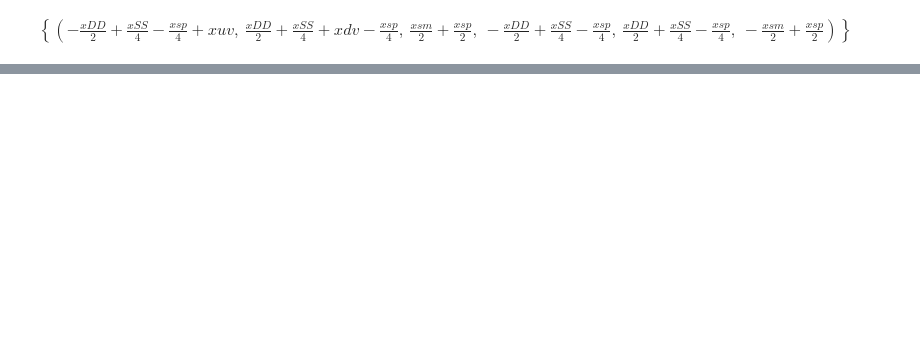
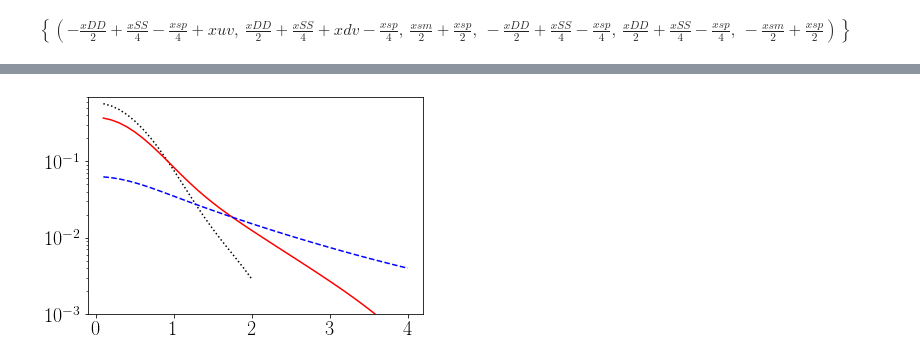
Before and after one commit to UCLA-TMD/Collins-CDKT-2021, a Jupyter notebook: TMDs/test.ipynb, the cells around one changed output, grey strips where cells are left out. Drawn from its saved outputs; the diff is of its cells as text; code cells hidden in the pictures; blank space fills up the shorter version.

```diff
--- a/TMDs/test.ipynb
+++ b/TMDs/test.ipynb
@@ -673,0 +641,23 @@ py.show()
+# %%
+fbt0 = FBT(0)
+def h1kuu(x,Q,kT):
+    h1bb = np.vectorize(lambda b: b*h1buu(x,Q,b))
+    return fbt0.fbt(h1bb, kT, 20,Q)
+# %%
+kvals = np.linspace(0.1,4.,40)
+x = 0.1
+Q = np.sqrt(2.4)
+h1vals24k = [h1kuu(x,Q,k) for k in kvals]
+Q = np.sqrt(10.)
+h1vals10k = [h1kuu(x,Q,k) for k in kvals]
+Q = np.sqrt(1000.)
+h1vals13k = [h1kuu(x,Q,k) for k in kvals]
+ax = py.subplot(111)
+ax.plot(kvals[:20],h1vals24k[:20],ls = "dotted" ,color = "black")
+ax.plot(kvals,h1vals10k,ls = "-" ,color = "red" )
+ax.plot(kvals,h1vals13k,ls = "--",color = "blue")
+ax.semilogy()
+ax.set_ylim(1e-3,0.7)
+py.show()
+# %% [output]
+[figure, added]
```
Also changed, not shown: parts of 20 cells of this notebook, 23 other files.
